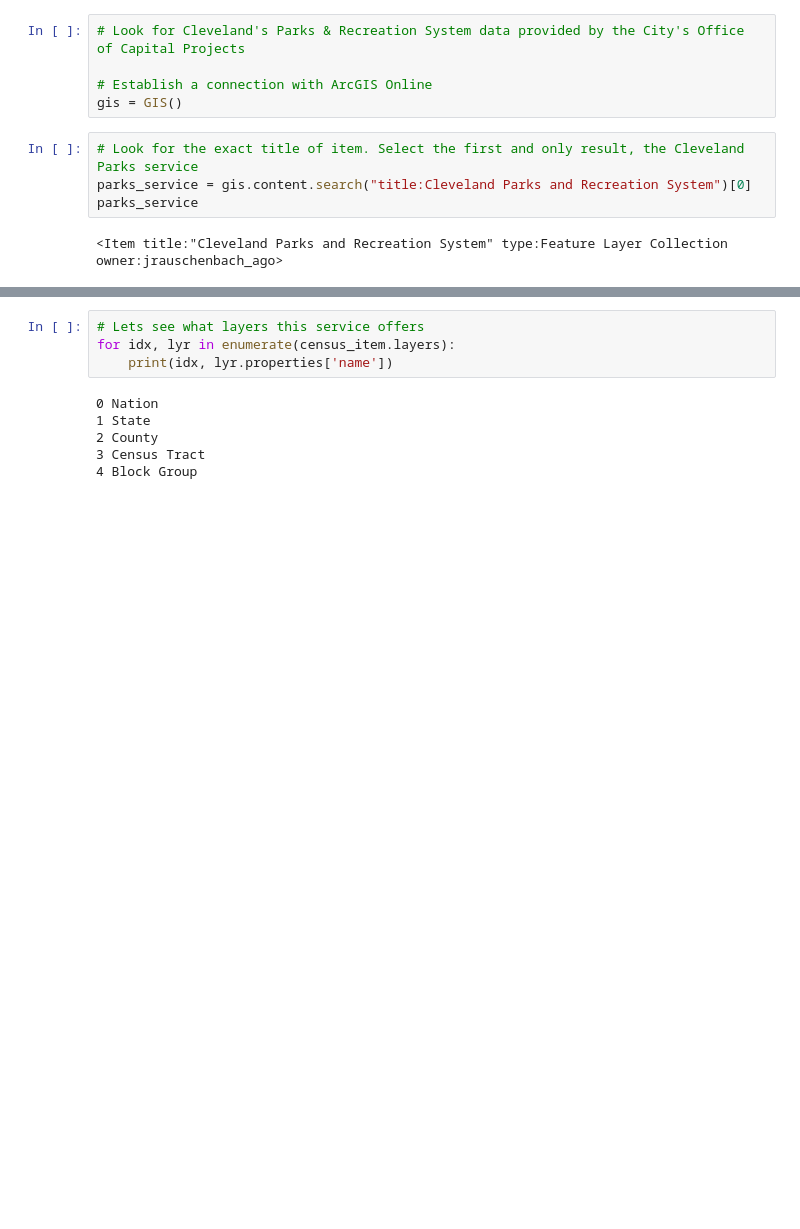
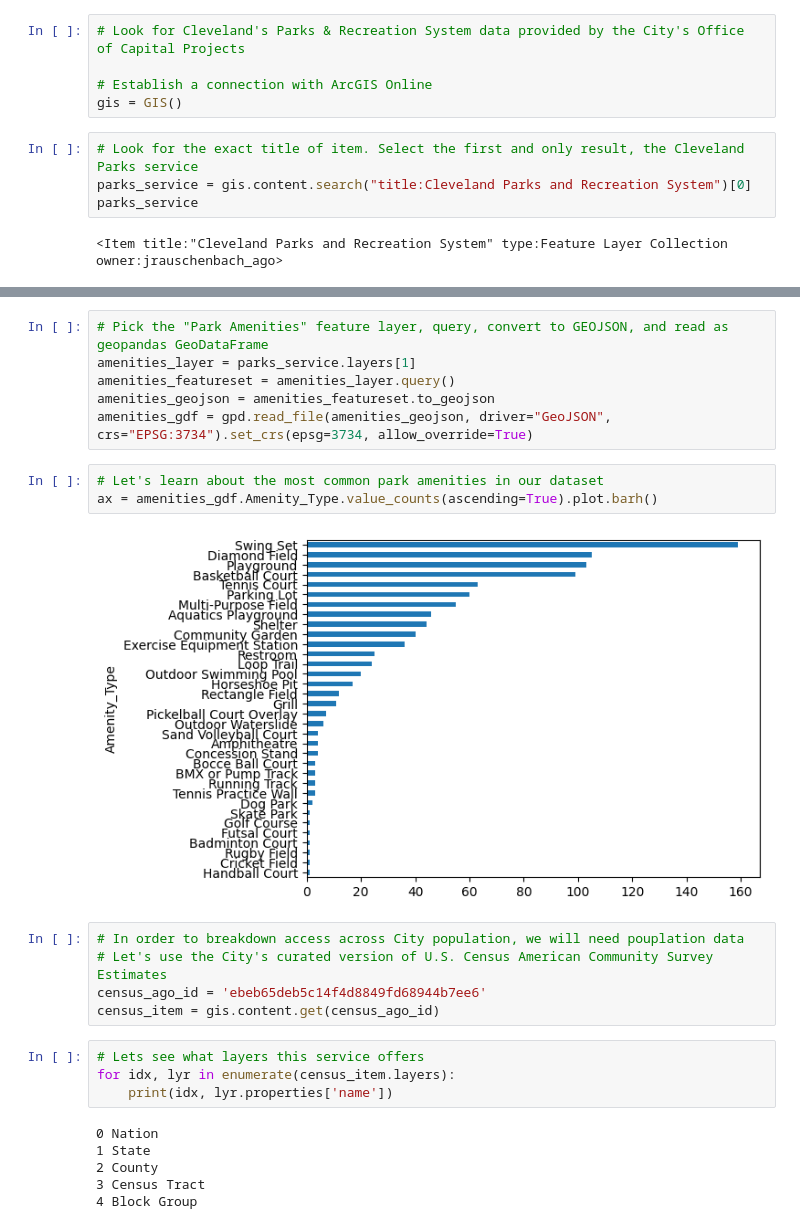
Before and after one commit to City-of-Cleveland/open-data-examples, a Jupyter notebook: 03-Recreation access across Cleveland.ipynb, the cells around one changed output, grey strips where cells are left out. Saved outputs shown, nothing was run; the diff lists cells and outputs as text; blank space fills up the shorter version.

```diff
--- a/03-Recreation access across Cleveland.ipynb
+++ b/03-Recreation access across Cleveland.ipynb
@@ -54,3 +43,19 @@ census_item = gis.content.get(census_ago_id)
+# %%
+# Pick the "Park Amenities" feature layer, query, convert to GEOJSON, and read as geopandas GeoDataFrame
+amenities_layer = parks_service.layers[1]
+amenities_featureset = amenities_layer.query()
+amenities_geojson = amenities_featureset.to_geojson
+amenities_gdf = gpd.read_file(amenities_geojson, driver="GeoJSON", crs="EPSG:3734").set_crs(epsg=3734, allow_override=True)
+# %%
+# Let's learn about the most common park amenities in our dataset
+ax = amenities_gdf.Amenity_Type.value_counts(ascending=True).plot.barh()
+# %% [output]
+[figure, added]
+# %%
+# In order to breakdown access across City population, we will need pouplation data
+# Let's use the City's curated version of U.S. Census American Community Survey Estimates
+census_ago_id = 'ebeb65deb5c14f4d8849fd68944b7ee6'
+census_item = gis.content.get(census_ago_id)
 # %%
 # Lets see what layers this service offers
 for idx, lyr in enumerate(census_item.layers):
```
Also changed, not shown: parts of 19 cells of this notebook.
